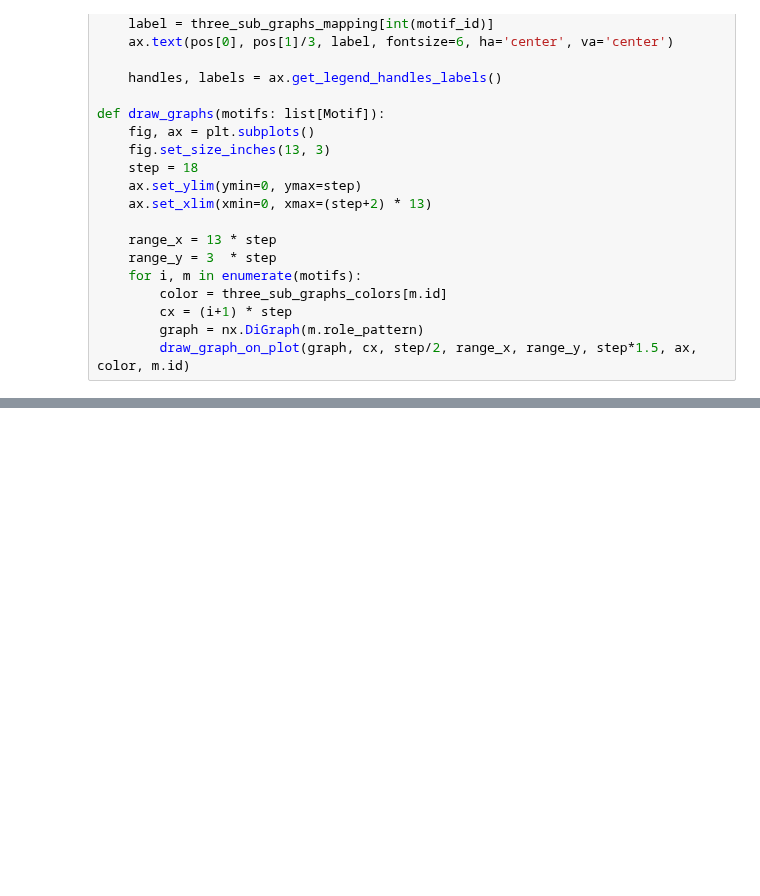
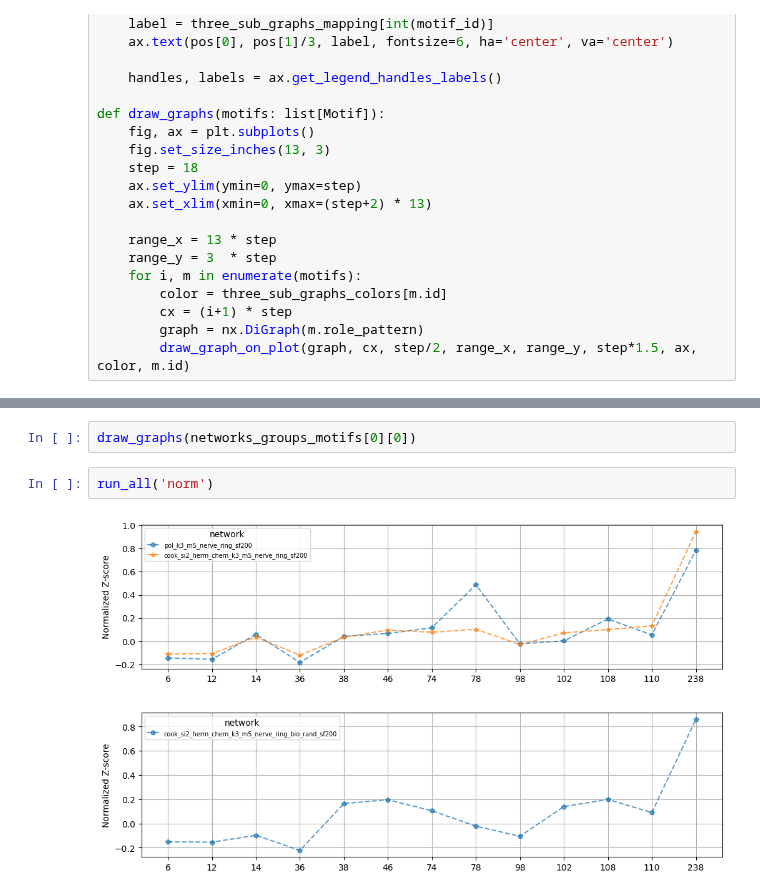
Before and after one commit to deangeckt/network_motifs, a Jupyter notebook: post_motif_analysis/multiple_network_motif_comparison.ipynb, the cells around one changed output, grey strips where cells are left out. Drawn from its saved outputs; the diff is of its cells as text; blank space fills up the shorter version.

```diff
--- a/post_motif_analysis/multiple_network_motif_comparison.ipynb
+++ b/post_motif_analysis/multiple_network_motif_comparison.ipynb
@@ -191 +220,8 @@ draw_graphs(network_motifs[0])
+# %%
+draw_graphs(networks_groups_motifs[0][0])
+# %%
+run_all('norm')
+# %% [output]
+[figure, added]
+[figure, added]
 # %%
```
Also changed, not shown: parts of 8 cells of this notebook, 5 other files.
